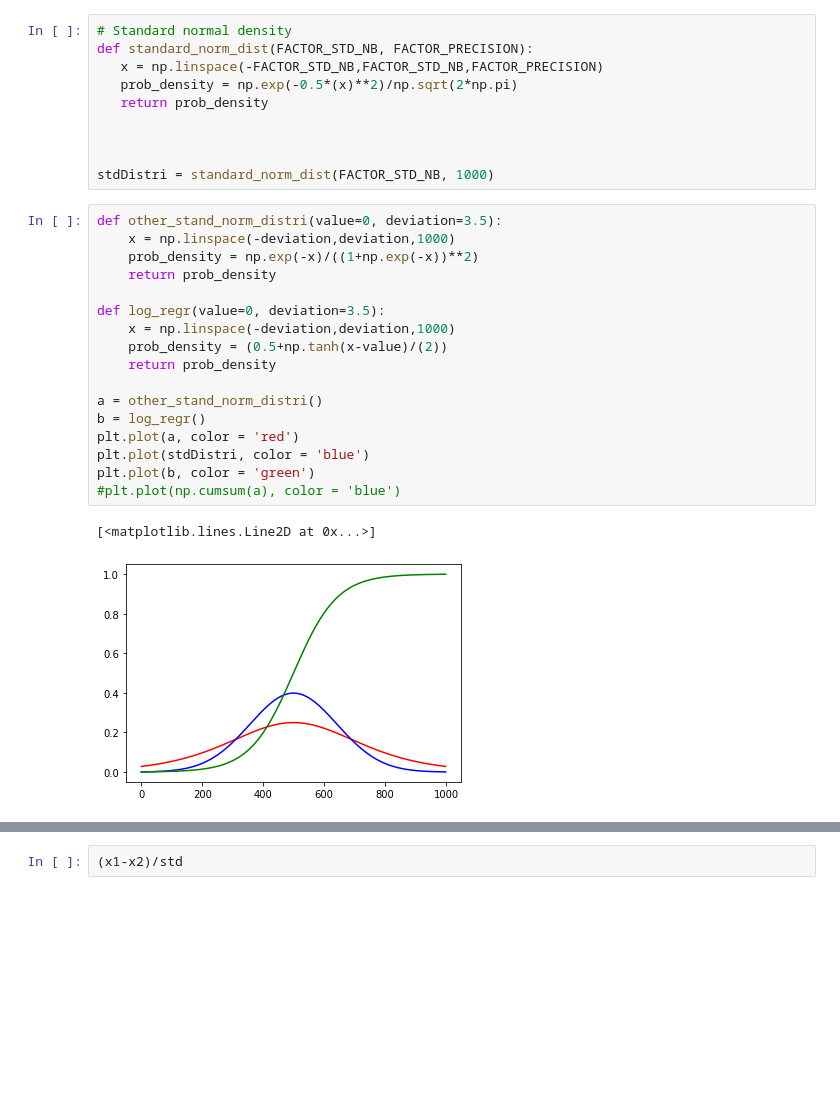
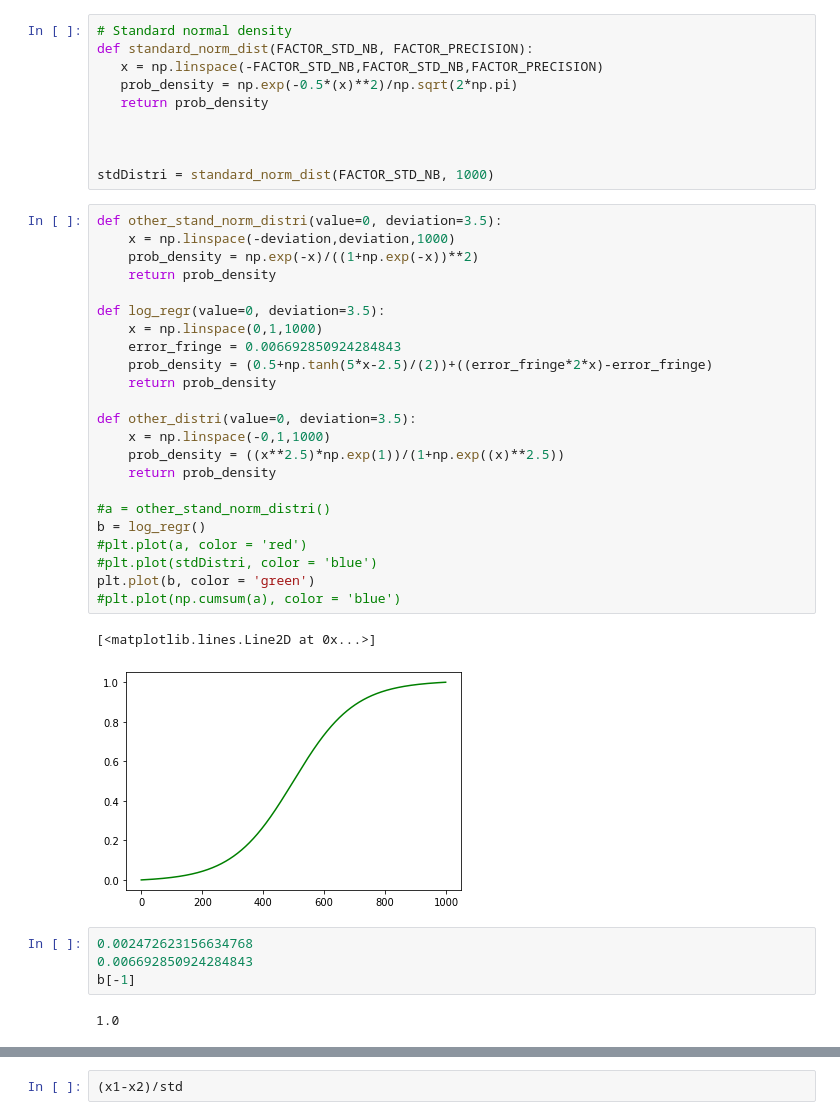
Before and after one commit to TSS-22/g-unit-of-agreement, a Jupyter notebook: miscellenaous/test_normalDistri.ipynb, the cells around one changed output, grey strips where cells are left out. Saved outputs shown, nothing was run; the diff lists cells and outputs as text; blank space fills up the shorter version.

```diff
--- a/miscellenaous/test_normalDistri.ipynb
+++ b/miscellenaous/test_normalDistri.ipynb
@@ -71,20 +71,32 @@ stdDistri = standard_norm_dist(FACTOR_STD_NB, 1000)
 # %%
 def other_stand_norm_distri(value=0, deviation=3.5):
     x = np.linspace(-deviation,deviation,1000)
     prob_density = np.exp(-x)/((1+np.exp(-x))**2)
     return prob_density
 
 def log_regr(value=0, deviation=3.5):
-    x = np.linspace(-deviation,deviation,1000)
-    prob_density = (0.5+np.tanh(x-value)/(2))
+    x = np.linspace(0,1,1000)
+    error_fringe = 0.006692850924284843
+    prob_density = (0.5+np.tanh(5*x-2.5)/(2))+((error_fringe*2*x)-error_fringe)
     return prob_density
 
-a = other_stand_norm_distri()
+def other_distri(value=0, deviation=3.5):
+    x = np.linspace(-0,1,1000)
+    prob_density = ((x**2.5)*np.exp(1))/(1+np.exp((x)**2.5))
+    return prob_density
+
+#a = other_stand_norm_distri()
 b = log_regr()
-plt.plot(a, color = 'red')
-plt.plot(stdDistri, color = 'blue')
+#plt.plot(a, color = 'red')
+#plt.plot(stdDistri, color = 'blue')
 plt.plot(b, color = 'green')
 #plt.plot(np.cumsum(a), color = 'blue')
 # %% [output]
 [<matplotlib.lines.Line2D at 0x...>]
-[figure, old version]
+[figure, new version]
+# %%
+0.002472623156634768
+0.006692850924284843
+b[-1]
+# %% [output]
+1.0
```
Also changed, not shown: parts of 3 cells of this notebook, 3 other files.
